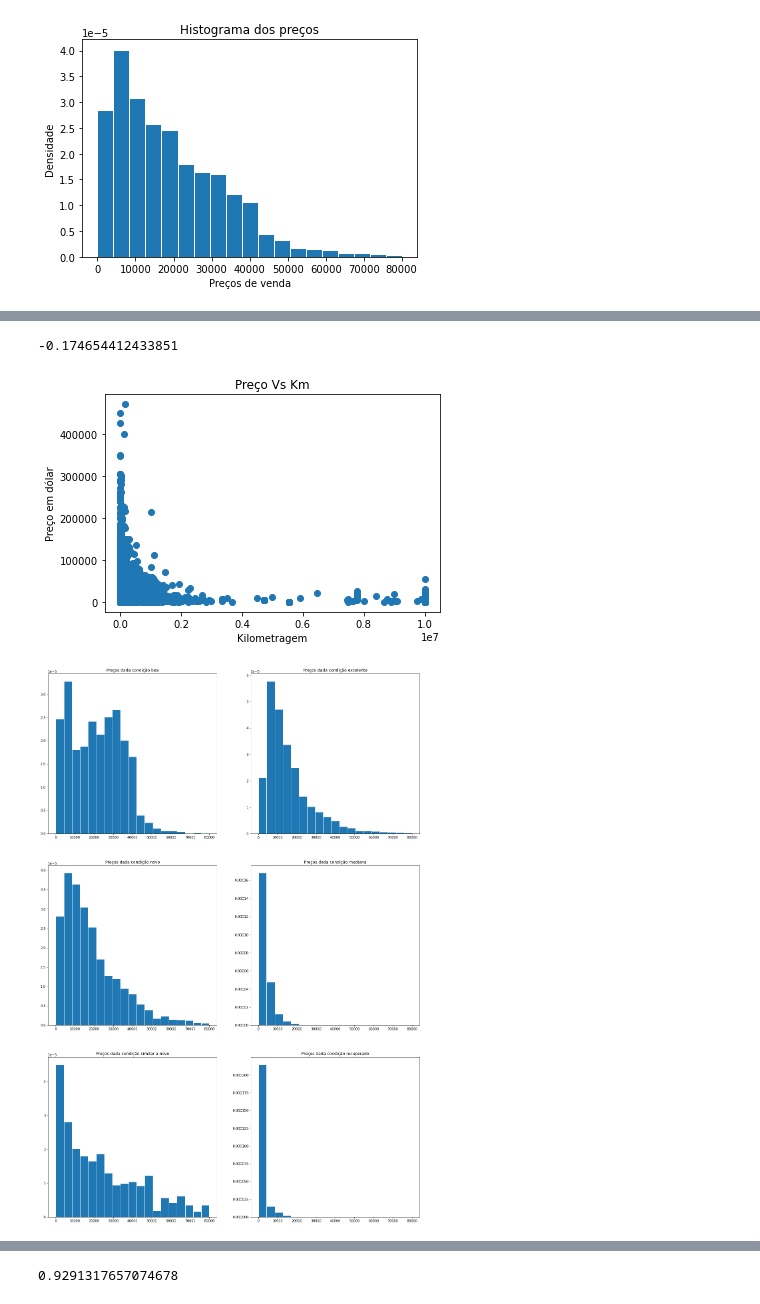
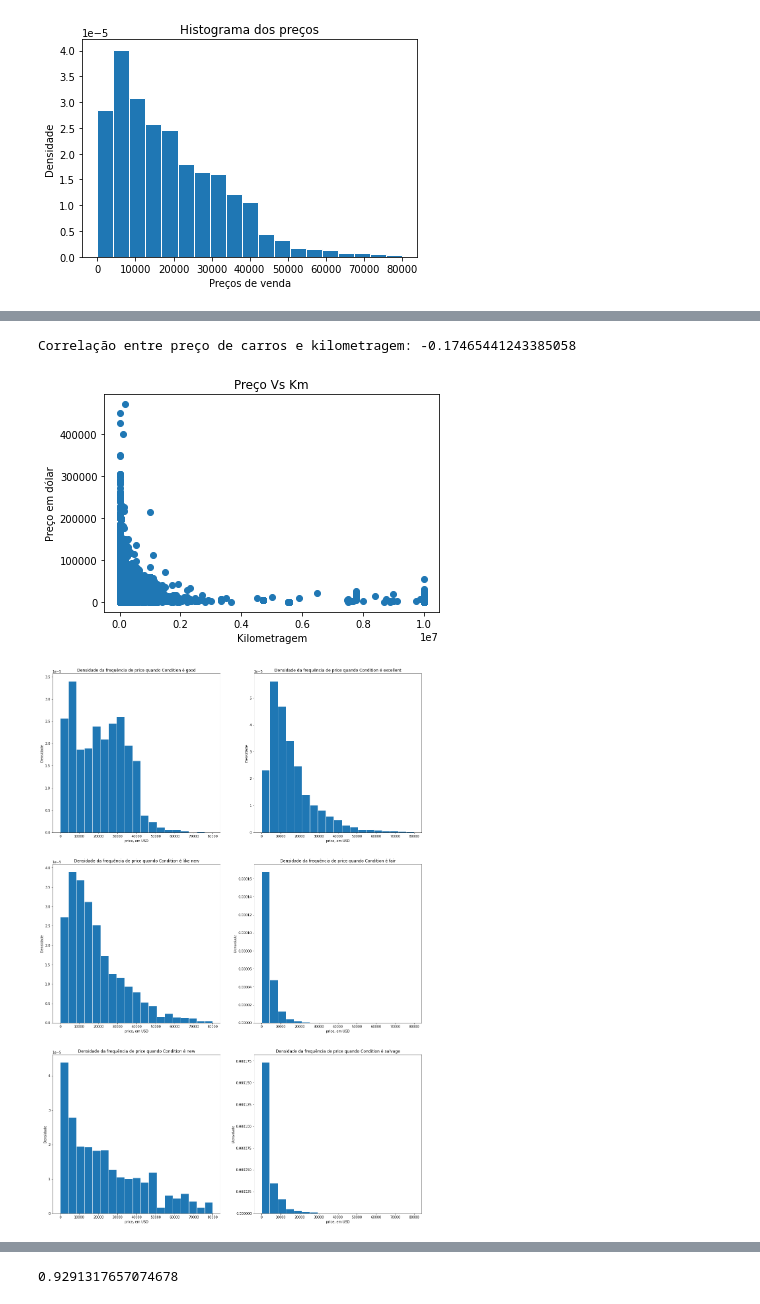
Before and after one commit to MekhyW/Car-Resell-Price-Predictor, a Jupyter notebook: Predictor.ipynb, the cells around one changed output, grey strips where cells are left out. Drawn from its saved outputs; the diff is of its cells as text; code cells hidden in the pictures.

```diff
--- a/Predictor.ipynb
+++ b/Predictor.ipynb
@@ -137,7 +133,7 @@ plt.show()
 # %%
 # Kilometragem e preço são relacionados?
 
-print(dados.price.corr(dados.odometer))
+print("Correlação entre preço de carros e kilometragem: {}".format(dados.price.corr(dados.odometer)))
 
 plt.scatter(dados.odometer,dados.price)
 plt.title('Preço Vs Km')
@@ -147,33 +143,14 @@ plt.show()
 
 # Correlação bem fraca e negativa
 # %% [output]
--0.174654412433851
+Correlação entre preço de carros e kilometragem: -0.17465441243385058
 [figure]
-# %%
-# Preço e condição se relacionam?
-
-plt.figure(figsize=(20,30))
-plt.subplot(321)
-plt.title('Preços dada condição boa')
-plt.hist(dados.loc[dados.condition == 'good']['price'],bins,edgecolor='white',density=True)
-plt.subplot(322)
-plt.title('Preços dada condição excelente')
-plt.hist(dados.loc[dados.condition == 'excellent']['price'],bins,edgecolor='white',density=True)
-plt.subplot(323)
-plt.title('Preços dada condição novo')
-plt.hist(dados.loc[dados.condition == 'like new']['price'],bins,edgecolor='white',density=True)
-plt.subplot(324)
-plt.title('Preços dada condição mediana')
-plt.hist(dados.loc[dados.condition == 'fair']['price'],bins,edgecolor='white',density=True)
-plt.subplot(325)
-plt.title('Preços dada condição similar a novo')
-plt.hist(dados.loc[dados.condition == 'new']['price'],bins,edgecolor='white',density=True)
-plt.subplot(326)
-plt.title('Preços dada condição recuperado')
-plt.hist(dados.loc[dados.condition == 'salvage']['price'],bins,edgecolor='white',density=True)
-plt.show()
-# %% [output]
-[figure, removed]
+# %%
+# Preço e condição se relacionam?
+
+PlotVariosHist(np.linspace(0,8e+4,20), 'price', 'USD', Dataset.condition, 'Condition', ['good', 'excellent', 'like new', 'fair', 'new', 'salvage'])
+# %% [output]
+[figure, added]
 # %%
 # Preço e tipo de câmbio se relacionam?
 
```
Also changed, not shown: parts of 9 cells of this notebook.
